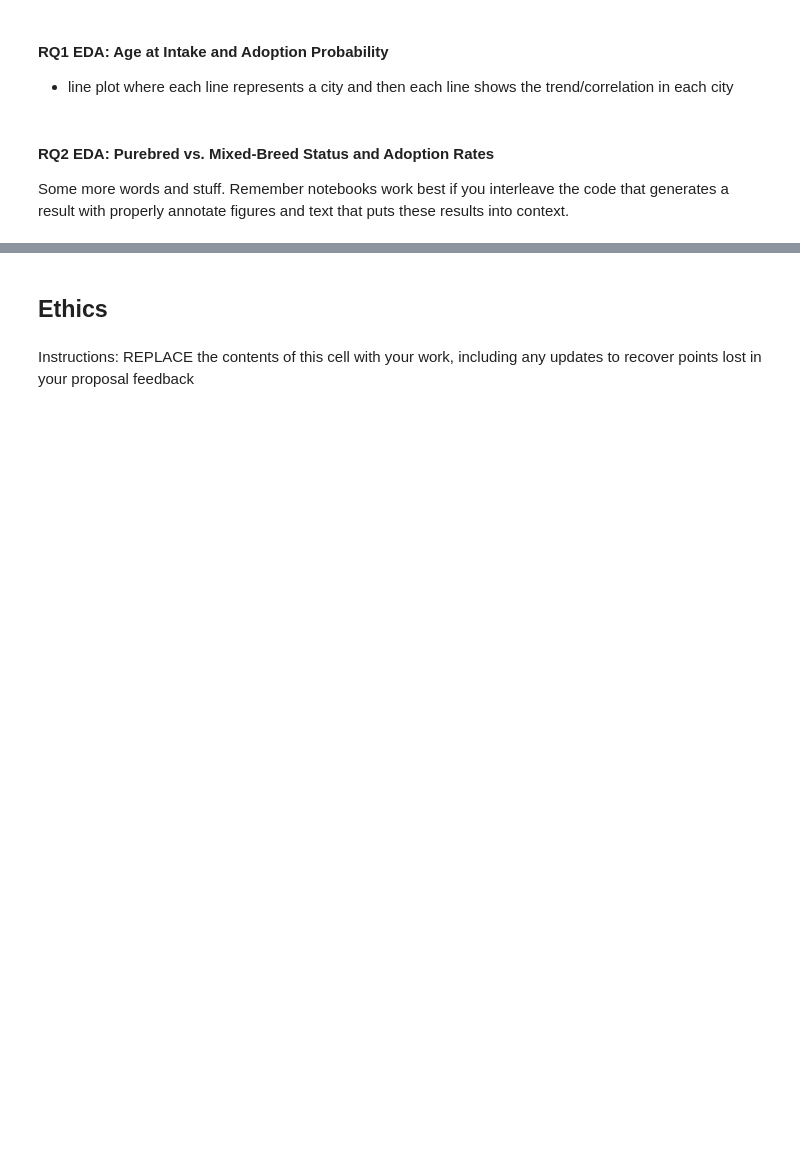
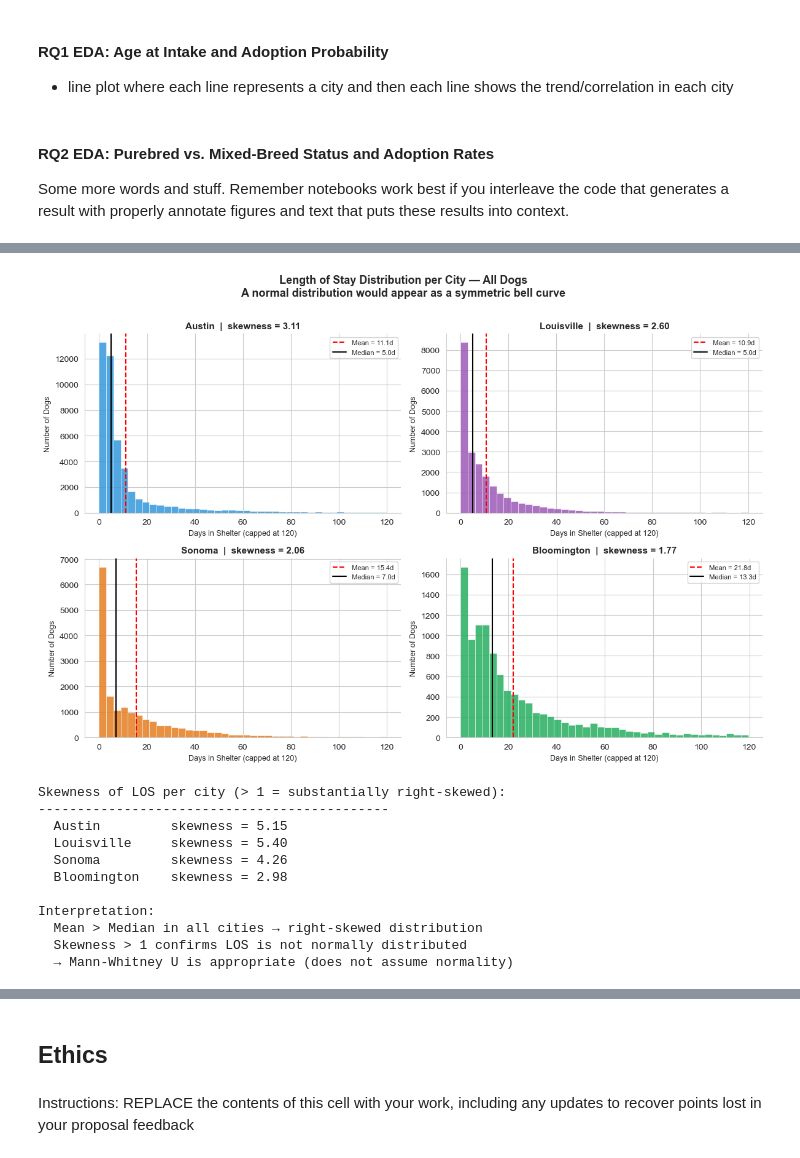
Before and after one commit to COGS108/Group143_WI26, a Jupyter notebook: 02-EDACheckpoint.ipynb, the cells around one changed output, grey strips where cells are left out. Saved outputs shown, nothing was run; the diff lists cells and outputs as text; code cells hidden in the pictures; blank space fills up the shorter version.

```diff
--- a/02-EDACheckpoint.ipynb
+++ b/02-EDACheckpoint.ipynb
@@ -706,0 +897,58 @@ Some more words and stuff.  Remember notebooks work best if you interleave the c
+# %%
+# making a histogram for the LOS distribution
+# checking if the distribution is not skewed
+
+fig, axes = plt.subplots(2, 2, figsize=(12, 8))
+fig.suptitle(
+    "Length of Stay Distribution per City — All Dogs\n"
+    "A normal distribution would appear as a symmetric bell curve",
+    fontsize=13, fontweight="bold", y=1.01)
+
+for ax, city in zip(axes.flat, CITY_ORDER):
+    los = rq3[(rq3["city"] == city) & (rq3["length_of_stay_days"] <= 120)]["length_of_stay_days"]
+
+    # Skewness value
+    skew_val = stats.skew(los)
+    mean_val = los.mean()
+    med_val  = los.median()
+
+    ax.hist(los, bins=40, color=CITY_COLORS[city], edgecolor="white", linewidth=0.4, alpha=0.85)
+
+    # Mean and median lines
+    ax.axvline(mean_val, color="red",    linestyle="--", linewidth=1.5, label=f"Mean = {mean_val:.1f}d")
+    ax.axvline(med_val,  color="black",  linestyle="-",  linewidth=1.5, label=f"Median = {med_val:.1f}d")
+
+    ax.set_title(f"{city}  |  skewness = {skew_val:.2f}", fontsize=11, fontweight="bold")
+    ax.set_xlabel("Days in Shelter (capped at 120)", fontsize=9)
+    ax.set_ylabel("Number of Dogs", fontsize=9)
+    ax.legend(fontsize=8)
+    sns.despine(ax=ax)
+
+plt.tight_layout()
+plt.show()
+
+# ── Print skewness summary ────────────────────────────────────────────────────
+print("Skewness of LOS per city (> 1 = substantially right-skewed):")
+print("-" * 45)
+for city in CITY_ORDER:
+    los = rq3[rq3["city"] == city]["length_of_stay_days"]
+    print(f"  {city:<14} skewness = {stats.skew(los):.2f}")
+
+print()
+print("Interpretation:")
+print("  Mean > Median in all cities → right-skewed distribution")
+print("  Skewness > 1 confirms LOS is not normally distributed")
+print("  → Mann-Whitney U is appropriate (does not assume normality)")
+# %% [output]
+[figure, added]
+Skewness of LOS per city (> 1 = substantially right-skewed):
+---------------------------------------------
+  Austin         skewness = 5.15
+  Louisville     skewness = 5.40
+  Sonoma         skewness = 4.26
+  Bloomington    skewness = 2.98
+
+Interpretation:
+  Mean > Median in all cities → right-skewed distribution
+  Skewness > 1 confirms LOS is not normally distributed
+  → Mann-Whitney U is appropriate (does not assume normality)
```
Also changed, not shown: parts of 11 cells of this notebook, 1 other file.
